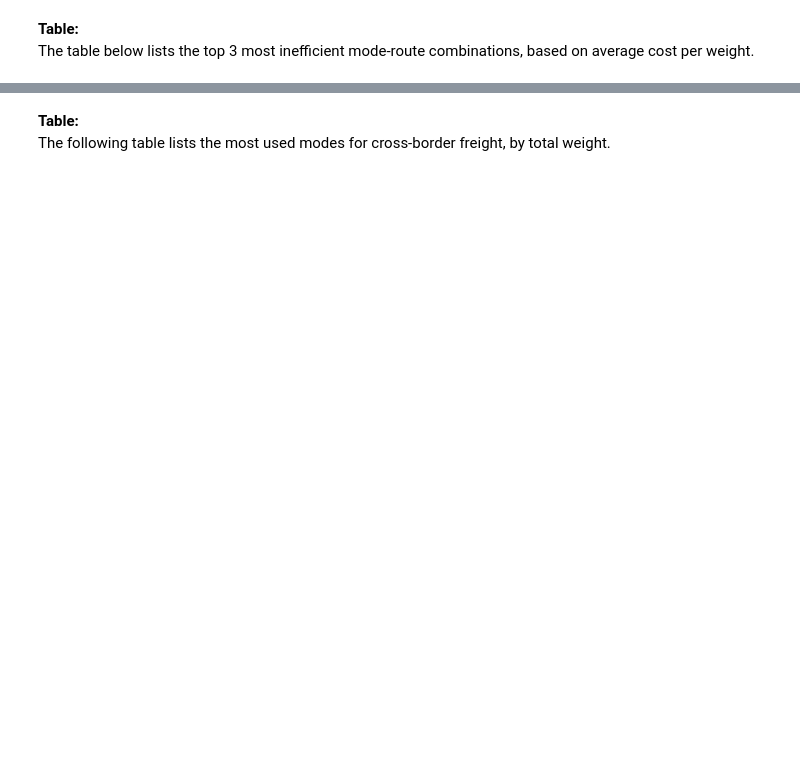
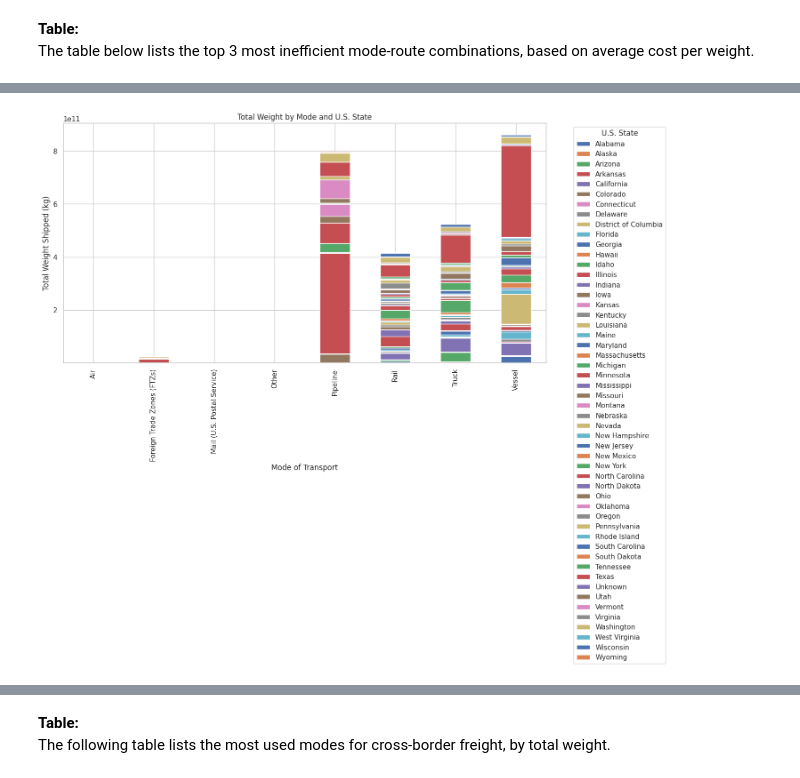
Before and after one commit to JohnEvansOkyere/Trans_BorderFreight_Data_Analysis, a Jupyter notebook: notebooks/eda_analysis_original.ipynb, the cells around one changed output, grey strips where cells are left out. Saved outputs shown, nothing was run; the diff lists cells and outputs as text; code cells hidden in the pictures; blank space fills up the shorter version.

```diff
--- a/notebooks/eda_analysis_original.ipynb
+++ b/notebooks/eda_analysis_original.ipynb
@@ -310,9 +383,11 @@ if 'US_State_MAPPED' in dot2.columns and 'Mexico_State_MAPPED' in dot2.columns a
 # %%
 # Aggregate total weight moved by mode and U.S. state
-env_impact = dot1.groupby(['Mode_of_Transport_MAPPED', 'US_State_MAPPED'])['Weight'].sum().unstack(fill_value=0)
+env_impact = dot1.groupby(['Mode_of_Transport', 'US_State'])['Weight'].sum().unstack(fill_value=0)
 env_impact.plot(kind='bar', stacked=True, title='Total Weight by Mode and U.S. State')
 plt.ylabel('Total Weight Shipped (kg)')
 plt.xlabel('Mode of Transport')
 plt.legend(title='U.S. State', bbox_to_anchor=(1.05, 1), loc='upper left')
 plt.tight_layout()
 plt.show()
+# %% [output]
+[figure, added]
```
Also changed, not shown: parts of 22 cells of this notebook.
